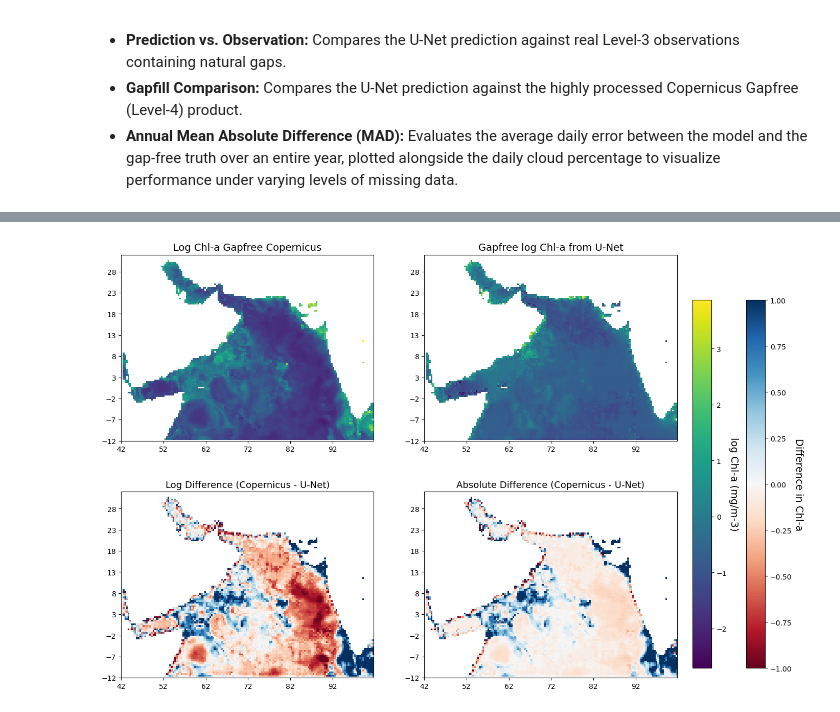
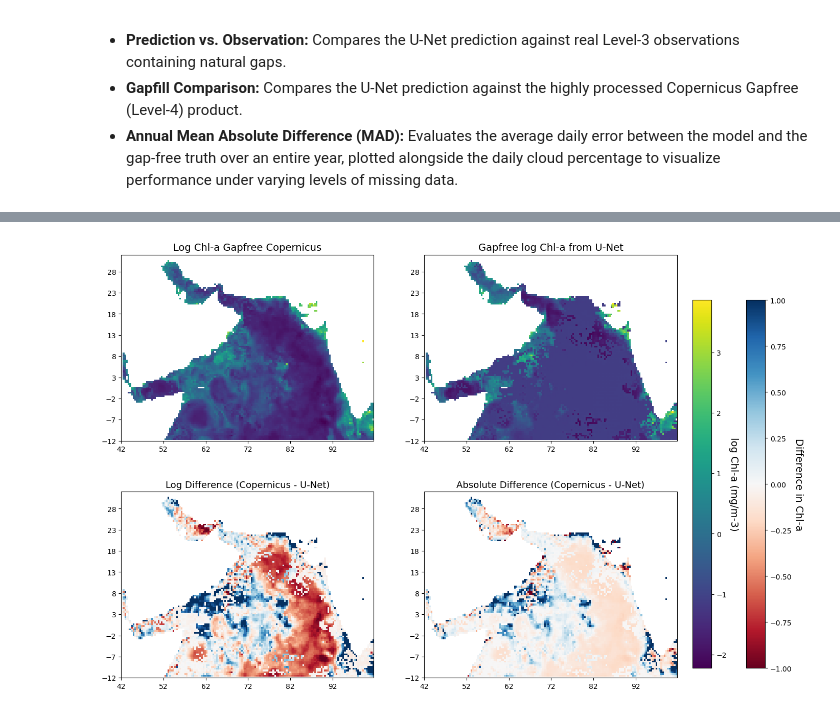
Before and after one commit to SAFS-Varanasi-Internship/mindthegap, a Jupyter notebook: book/2-U_Net-Streaming_Version.ipynb, the cells around one changed output, grey strips where cells are left out. Drawn from its saved outputs; the diff is of its cells as text; code cells hidden in the pictures.

```diff
--- a/book/2-U_Net-Streaming_Version.ipynb
+++ b/book/2-U_Net-Streaming_Version.ipynb
@@ -461,40 +506,13 @@ plot_prediction_observed(ds_cropped, model, '2020-09-08')
 # %%
-def plot_prediction_gapfill(zarr_stdized, model, date_to_predict):
+def plot_prediction_gapfill(zarr_raw, model, date_to_predict):
     target_date = pd.to_datetime(date_to_predict)
-    fake_cloud_date = target_date + pd.Timedelta(days=10)
-    zarr_date = zarr_stdized.sel(time=target_date)
+    zarr_date = zarr_raw.sel(time=target_date)
 
-    try:
-        fake_cloud_flag = zarr_stdized['CHL_cmes-cloud'].sel(time=fake_cloud_date).values
-    except KeyError:
-        fake_cloud_flag = zarr_date['CHL_cmes-cloud'].values
-    fake_cloud_flag = np.where(np.isnan(fake_cloud_flag), 0.0, fake_cloud_flag)
-
-    raw_true_chl = zarr_date['CHL_cmes-gapfree'].values
-    with np.errstate(divide='ignore', invalid='ignore'):
-        log_true_chl = np.log(raw_true_chl)
-
-    true_chl_std = (log_true_chl - y_mean) / y_std
-    true_chl_std = np.where(np.isnan(true_chl_std), 0.0, true_chl_std)
-    true_chl_std = np.where(np.isinf(true_chl_std), 0.0, true_chl_std)
-    masked_chl = np.where(fake_cloud_flag == 1, 0.0, true_chl_std)
-
-    day_of_year = target_date.dayofyear
-    sin_grid = np.full(raw_true_chl.shape, np.sin(2 * np.pi * day_of_year / 365), dtype=np.float32)
-    cos_grid = np.full(raw_true_chl.shape, np.cos(2 * np.pi * day_of_year / 365), dtype=np.float32)
-
-    x_slice = []
-    for var in X_vars:
-        if var == 'masked_CHL': x_slice.append(masked_chl)
-        elif var == 'fake_cloud_flag': x_slice.append(fake_cloud_flag)
-        elif var == 'sin_time': x_slice.append(sin_grid)
-        elif var == 'cos_time': x_slice.append(cos_grid)
-        else:
-            raw_val = np.where(np.isnan(zarr_date[var].values), 0.0, zarr_date[var].values)
-            final_val = (raw_val - feature_stats[var][0]) / feature_stats[var][1] if var in feature_stats else raw_val
-            x_slice.append(final_val)
-
-    X = np.stack(x_slice, axis=-1).astype(np.float32)
+    # Input: all 13 standardized channels straight from ds_std (matches training)
+    X = np.stack(
+        [np.nan_to_num(ds_std[v].sel(time=target_date).values, nan=0.0) for v in X_vars],
+        axis=-1
+    ).astype(np.float32)
 
     predicted_CHL_std = model.predict(X[np.newaxis, ...], verbose=0)[0, :, :, 0]
     predicted_CHL = (predicted_CHL_std * y_std) + y_mean
@@ -503,46 +521,43 @@ def plot_prediction_gapfill(zarr_stdized, model, date_to_predict):
         true_CHL = np.log(zarr_date['CHL_cmes-gapfree'].values)
 
     predicted_CHL = np.where(np.isnan(true_CHL), np.nan, predicted_CHL)
-
     log_diff = true_CHL - predicted_CHL
     diff = np.exp(true_CHL) - np.exp(predicted_CHL)
 
     vmax, vmin = np.nanmax((true_CHL, predicted_CHL)), np.nanmin((true_CHL, predicted_CHL))
     extent = [42, 101.75, -11.75, 32]
 
-    # Plotting
     fig, axes = plt.subplots(nrows=2, ncols=2, figsize=(15, 10), subplot_kw={'projection': ccrs.PlateCarree()})
     im0 = axes[0, 0].imshow(true_CHL, vmin=vmin, vmax=vmax, extent=extent, origin='upper', transform=ccrs.PlateCarree())
     axes[0, 0].set_xticks(np.arange(42, 102, 10), crs=ccrs.PlateCarree())
     axes[0, 0].set_yticks(np.arange(-12, 32, 5), crs=ccrs.PlateCarree())
     axes[0, 0].set_title('Log Chl-a Gapfree Copernicus', size=14)
 
     im1 = axes[0, 1].imshow(predicted_CHL, extent=extent, origin='upper', transform=ccrs.PlateCarree())
     axes[0, 1].set_xticks(np.arange(42, 102, 10), crs=ccrs.PlateCarree())
     axes[0, 1].set_yticks(np.arange(-12, 32, 5), crs=ccrs.PlateCarree())
     axes[0, 1].set_title('Gapfree log Chl-a from U-Net', size=14)
 
     im2 = axes[1, 0].imshow(log_diff, vmin=-1, vmax=1, extent=extent, origin='upper', transform=ccrs.PlateCarree(), cmap=plt.cm.RdBu)
     axes[1, 0].set_xticks(np.arange(42, 102, 10), crs=ccrs.PlateCarree())
     axes[1, 0].set_yticks(np.arange(-12, 32, 5), crs=ccrs.PlateCarree())
     axes[1, 0].set_title('Log Difference (Copernicus - U-Net)', size=13)
 
     im3 = axes[1, 1].imshow(diff, vmin=-1, vmax=1, extent=extent, origin='upper', transform=ccrs.PlateCarree(), cmap=plt.cm.RdBu)
     axes[1, 1].set_xticks(np.arange(42, 102, 10), crs=ccrs.PlateCarree())
     axes[1, 1].set_yticks(np.arange(-12, 32, 5), crs=ccrs.PlateCarree())
     axes[1, 1].set_title('Absolute Difference (Copernicus - U-Net)', size=13)
 
     fig.subplots_adjust(right=0.85)
     cbar1 = fig.colorbar(im0, cax=fig.add_axes([0.87, 0.14, 0.025, 0.72]))
     cbar1.ax.set_ylabel('log Chl-a (mg/m-3)', rotation=270, size=14, labelpad=16)
     cbar2 = fig.colorbar(im2, cax=fig.add_axes([0.94, 0.14, 0.025, 0.72]))
     cbar2.ax.set_ylabel('Difference in Chl-a', rotation=270, size=14, labelpad=16)
-
     plt.subplots_adjust(top=0.96)
     plt.show()
 
 # Run Gapfill Comparison
 plot_prediction_gapfill(ds_cropped, model, '2020-09-08')
 # %% [output]
-[figure, old version]
+[figure, new version]
 # %%
```
Also changed, not shown: parts of 8 cells of this notebook, 3 other files.
